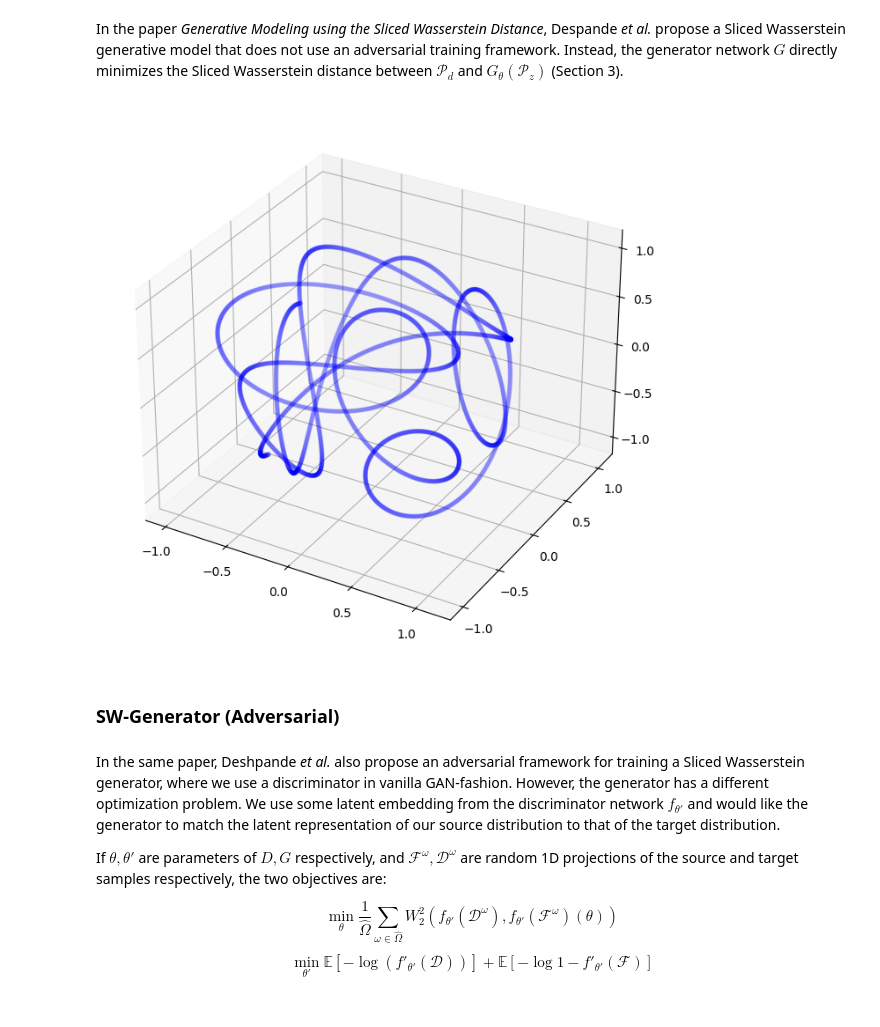
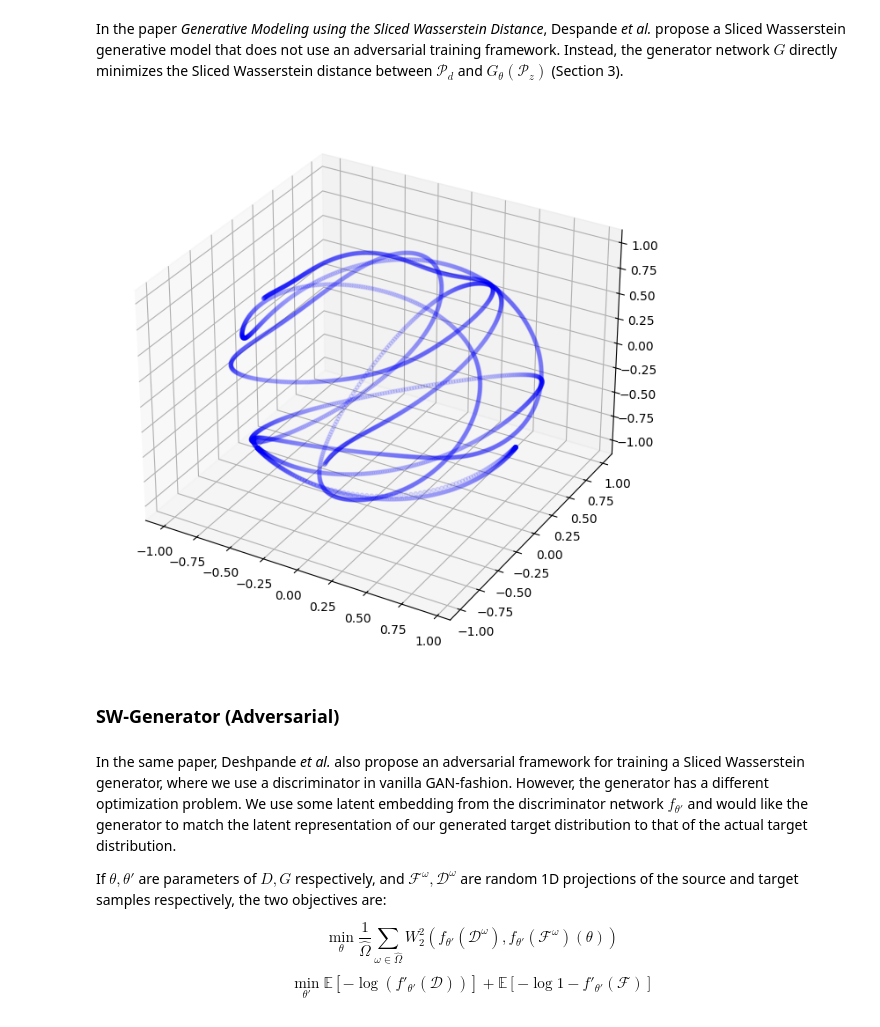
Before and after one commit to Parxd/coin-mcnc, a Jupyter notebook: notebooks/explore_mcnc.ipynb, the cells around one changed output. Cells and saved outputs as stored; diff of their text form; code cells hidden in the pictures.

```diff
--- a/notebooks/explore_mcnc.ipynb
+++ b/notebooks/explore_mcnc.ipynb
@@ -209,19 +191,20 @@ for epoch in range(EPOCHS):
 
     print(f"Epoch {epoch + 1} | Phi Loss: {loss.item():.5f}")
 # %%
-data = torch.linspace(-L, L, B * L).reshape(B * L, 1).to('cuda')
+data = torch.linspace(-L, L, B).reshape(B, 1).to('cuda')
 manifold = generator(data).cpu().detach().numpy()
+manifold = torch.nn.functional.normalize(torch.Tensor(manifold))
 
 fig = plt.figure(figsize=(12, 8))
 ax = fig.add_subplot(111, projection='3d')
 ax.scatter(manifold[:, 0], manifold[:, 1], manifold[:, 2], c='blue', alpha=0.1, s=10)
 plt.show()
 # %% [output]
-[figure, old version]
+[figure, new version]
 # %% [markdown]
 ### SW-Generator (Adversarial)
 # %% [markdown]
-In the same paper, Deshpande *et al.* also propose an adversarial framework for training a Sliced Wasserstein generator, where we use a discriminator in vanilla GAN-fashion. However, the generator has a different optimization problem. We use some latent embedding from the discriminator network $f_{\theta'}$ and would like the generator to match the latent representation of our source distribution to that of the target distribution.
+In the same paper, Deshpande *et al.* also propose an adversarial framework for training a Sliced Wasserstein generator, where we use a discriminator in vanilla GAN-fashion. However, the generator has a different optimization problem. We use some latent embedding from the discriminator network $f_{\theta'}$ and would like the generator to match the latent representation of our generated target distribution to that of the actual target distribution.
 
 If $\theta, \theta'$ are parameters of $D, G$ respectively, and $\mathcal{F}^{\omega}, \mathcal{D}^{\omega}$ are random 1D projections of the source and target samples respectively, the two objectives are:
 
```
Also changed, not shown: parts of 8 cells of this notebook, 2 other files.
